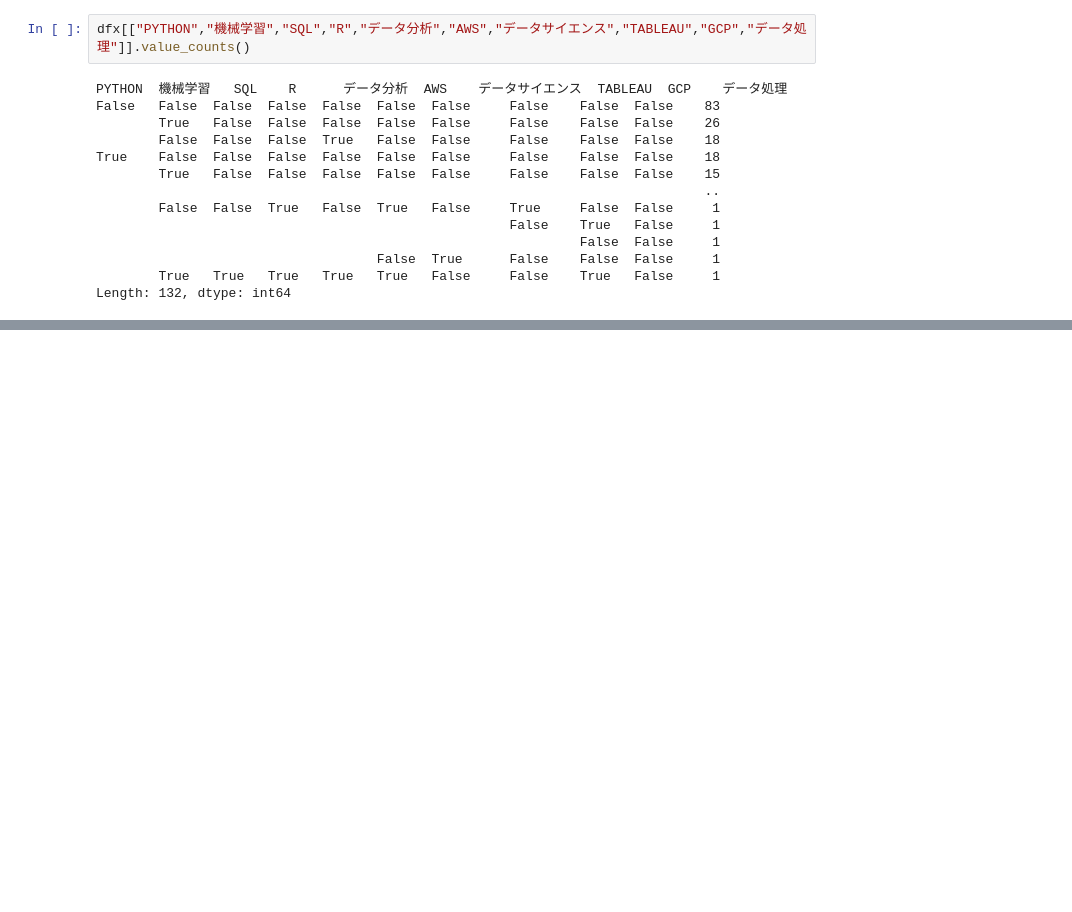
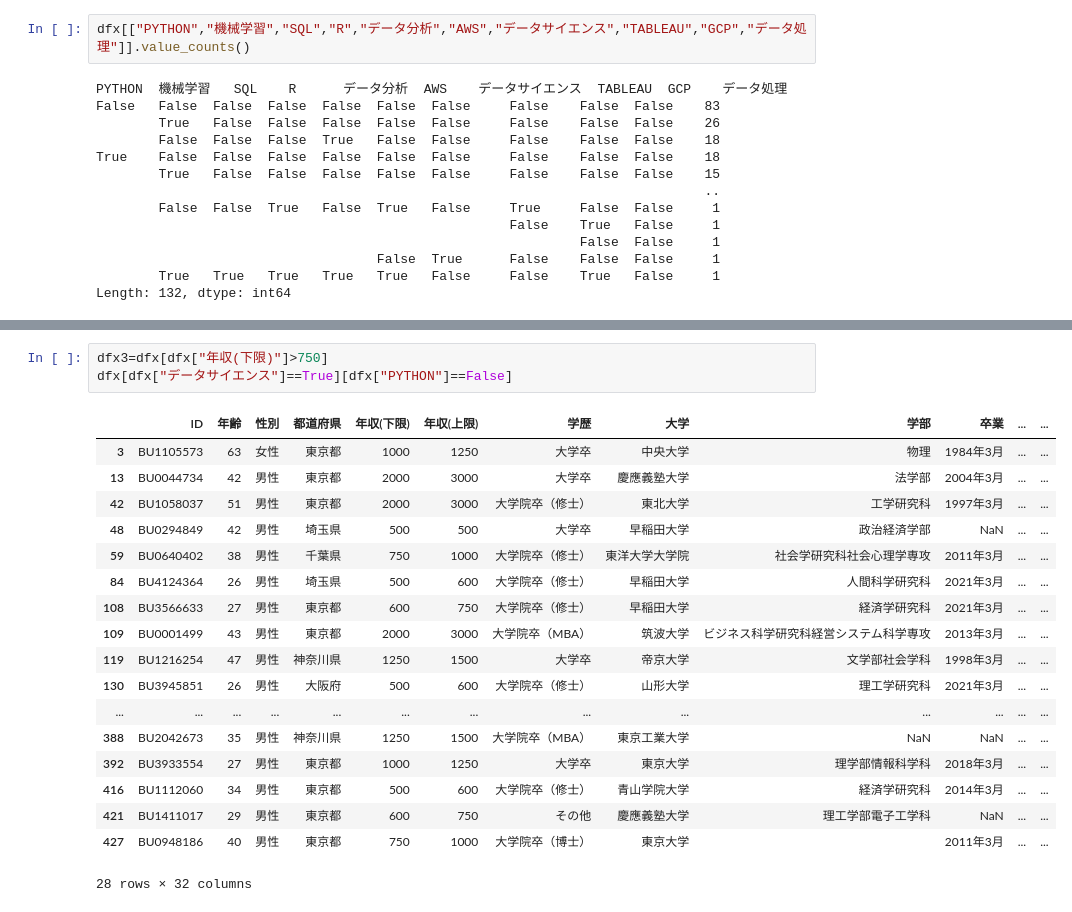
Before and after one commit to abenben/DsAnaBizreach, a Jupyter notebook: src/ds_trend.ipynb, the cells around one changed output, grey strips where cells are left out. Cells and saved outputs as stored; diff of their text form; blank space fills up the shorter version.

```diff
--- a/src/ds_trend.ipynb
+++ b/src/ds_trend.ipynb
@@ -284,0 +302,22 @@ Length: 132, dtype: int64
+# %%
+dfx3=dfx[dfx["年収(下限)"]>750]
+dfx[dfx["データサイエンス"]==True][dfx["PYTHON"]==False]
+# %% [output]
+|  | ID | 年齢 | 性別 | 都道府県 | 年収(下限) | 年収(上限) | 学歴 | 大学 | 学部 | 卒業 | ... | ... |
+| 3 | BU1105573 | 63 | 女性 | 東京都 | 1000 | 1250 | 大学卒 | 中央大学 | 物理 | 1984年3月 | ... | ... |
+| 13 | BU0044734 | 42 | 男性 | 東京都 | 2000 | 3000 | 大学卒 | 慶應義塾大学 | 法学部 | 2004年3月 | ... | ... |
+| 42 | BU1058037 | 51 | 男性 | 東京都 | 2000 | 3000 | 大学院卒（修士） | 東北大学 | 工学研究科 | 1997年3月 | ... | ... |
+| 48 | BU0294849 | 42 | 男性 | 埼玉県 | 500 | 500 | 大学卒 | 早稲田大学 | 政治経済学部 | NaN | ... | ... |
+| 59 | BU0640402 | 38 | 男性 | 千葉県 | 750 | 1000 | 大学院卒（修士） | 東洋大学大学院 | 社会学研究科社会心理学専攻 | 2011年3月 | ... | ... |
+| 84 | BU4124364 | 26 | 男性 | 埼玉県 | 500 | 600 | 大学院卒（修士） | 早稲田大学 | 人間科学研究科 | 2021年3月 | ... | ... |
+| 108 | BU3566633 | 27 | 男性 | 東京都 | 600 | 750 | 大学院卒（修士） | 早稲田大学 | 経済学研究科 | 2021年3月 | ... | ... |
+| 109 | BU0001499 | 43 | 男性 | 東京都 | 2000 | 3000 | 大学院卒（MBA） | 筑波大学 | ビジネス科学研究科経営システム科学専攻 | 2013年3月 | ... | ... |
+| 119 | BU1216254 | 47 | 男性 | 神奈川県 | 1250 | 1500 | 大学卒 | 帝京大学 | 文学部社会学科 | 1998年3月 | ... | ... |
+| 130 | BU3945851 | 26 | 男性 | 大阪府 | 500 | 600 | 大学院卒（修士） | 山形大学 | 理工学研究科 | 2021年3月 | ... | ... |
+| ... | ... | ... | ... | ... | ... | ... | ... | ... | ... | ... | ... | ... |
+| 388 | BU2042673 | 35 | 男性 | 神奈川県 | 1250 | 1500 | 大学院卒（MBA） | 東京工業大学 | NaN | NaN | ... | ... |
+| 392 | BU3933554 | 27 | 男性 | 東京都 | 1000 | 1250 | 大学卒 | 東京大学 | 理学部情報科学科 | 2018年3月 | ... | ... |
+| 416 | BU1112060 | 34 | 男性 | 東京都 | 500 | 600 | 大学院卒（修士） | 青山学院大学 | 経済学研究科 | 2014年3月 | ... | ... |
+| 421 | BU1411017 | 29 | 男性 | 東京都 | 600 | 750 | その他 | 慶應義塾大学 | 理工学部電子工学科 | NaN | ... | ... |
+| 427 | BU0948186 | 40 | 男性 | 東京都 | 750 | 1000 | 大学院卒（博士） | 東京大学 |  | 2011年3月 | ... | ... |
+28 rows × 32 columns
```
Also changed, not shown: parts of 2 cells of this notebook.
